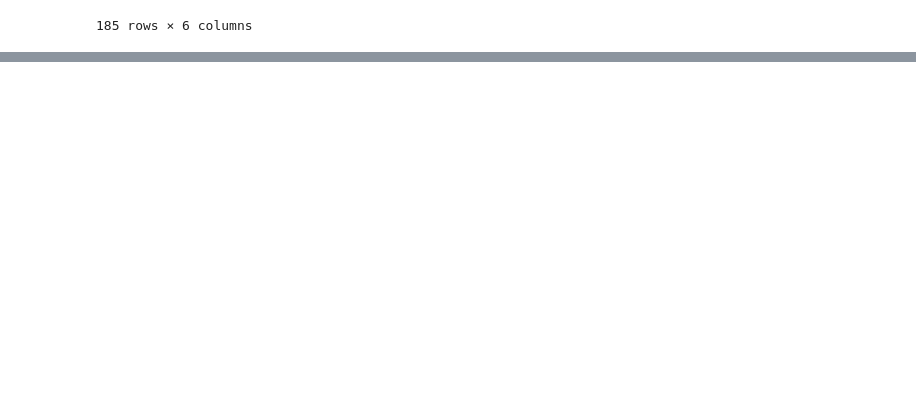
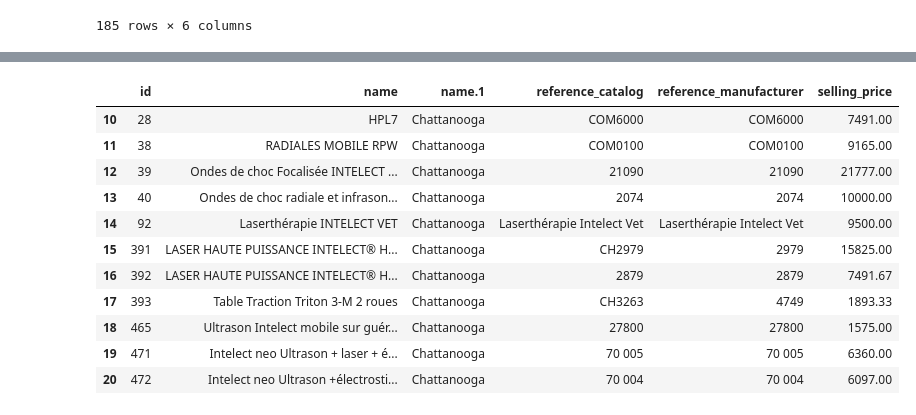
Before and after one commit to edooby/benchmark, a Jupyter notebook: catalog.ipynb, the cells around one changed output, grey strips where cells are left out. Cells and saved outputs as stored; diff of their text form; code cells hidden in the pictures; blank space fills up the shorter version.

```diff
--- a/catalog.ipynb
+++ b/catalog.ipynb
@@ -45,0 +53,15 @@ physio = [['Douleurs et rééducation', 'https://www.physiotherapie.com/physioth
+# %%
+catalog[catalog['name.1']=="Chattanooga"]
+# %% [output]
+|  | id | name | name.1 | reference_catalog | reference_manufacturer | selling_price |
+| 10 | 28 | HPL7 | Chattanooga | COM6000 | COM6000 | 7491.00 |
+| 11 | 38 | RADIALES MOBILE RPW | Chattanooga | COM0100 | COM0100 | 9165.00 |
+| 12 | 39 | Ondes de choc Focalisée INTELECT ... | Chattanooga | 21090 | 21090 | 21777.00 |
+| 13 | 40 | Ondes de choc radiale et infrason... | Chattanooga | 2074 | 2074 | 10000.00 |
+| 14 | 92 | Laserthérapie INTELECT VET | Chattanooga | Laserthérapie Intelect Vet | Laserthérapie Intelect Vet | 9500.00 |
+| 15 | 391 | LASER HAUTE PUISSANCE INTELECT® H... | Chattanooga | CH2979 | 2979 | 15825.00 |
+| 16 | 392 | LASER HAUTE PUISSANCE INTELECT® H... | Chattanooga | 2879 | 2879 | 7491.67 |
+| 17 | 393 | Table Traction Triton 3-M 2 roues | Chattanooga | CH3263 | 4749 | 1893.33 |
+| 18 | 465 | Ultrason Intelect mobile sur guér... | Chattanooga | 27800 | 27800 | 1575.00 |
+| 19 | 471 | Intelect neo Ultrason + laser + é... | Chattanooga | 70 005 | 70 005 | 6360.00 |
+| 20 | 472 | Intelect neo Ultrason +électrosti... | Chattanooga | 70 004 | 70 004 | 6097.00 |
```
Also changed, not shown: parts of 4 cells of this notebook, 4 other files.
